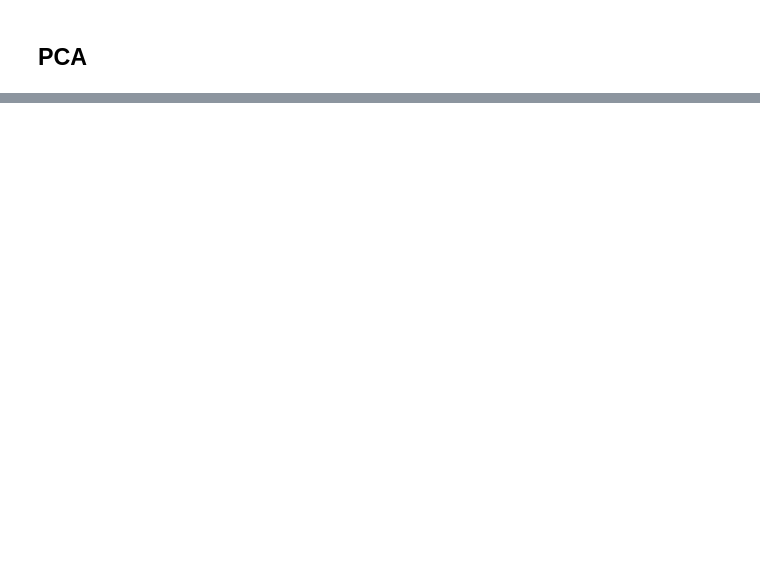
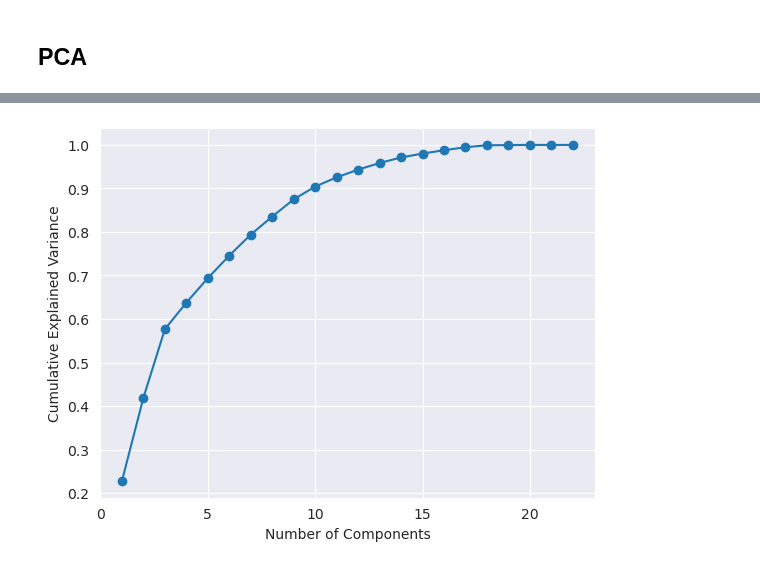
Before and after one commit to r-leeper/Marketing_Customer_Segmentation, a Jupyter notebook: PCA_and_KMeans.ipynb, the cells around one changed output, grey strips where cells are left out. Saved outputs shown, nothing was run; the diff lists cells and outputs as text; code cells hidden in the pictures; blank space fills up the shorter version.

```diff
--- a/PCA_and_KMeans.ipynb
+++ b/PCA_and_KMeans.ipynb
@@ -88,0 +144,9 @@ array([[ 0.20272663,  0.18      ,  0.96045786, ...,  0.        ,
+# %%
+# Plot explained variance ratio
+cumulative_explained_variance = pca.explained_variance_ratio_.cumsum()
+plt.plot(range(1, n_components + 1), cumulative_explained_variance, marker='o')
+plt.xlabel('Number of Components')
+plt.ylabel('Cumulative Explained Variance')
+plt.show()
+# %% [output]
+[figure, added]
```
Also changed, not shown: parts of 10 cells of this notebook.
